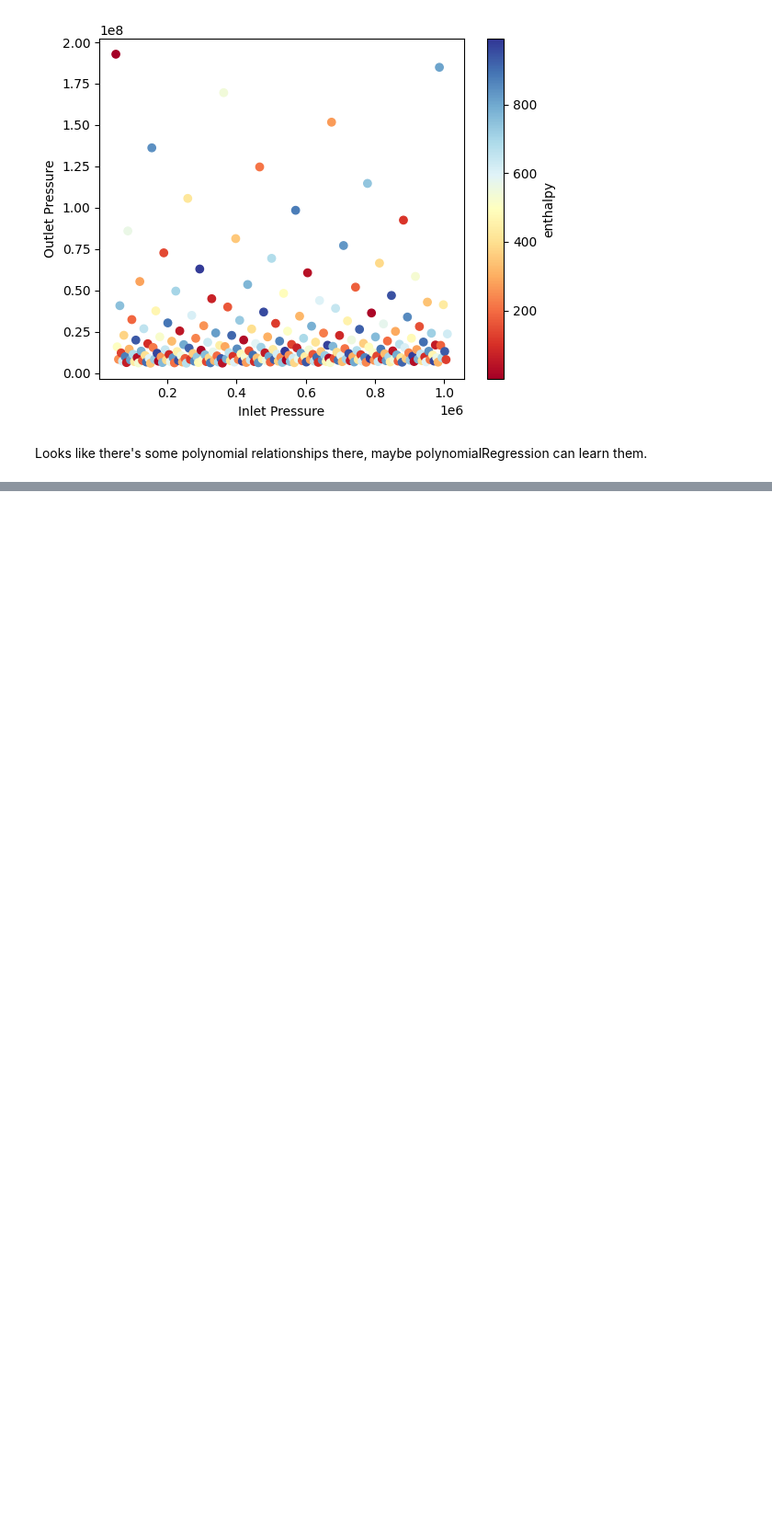
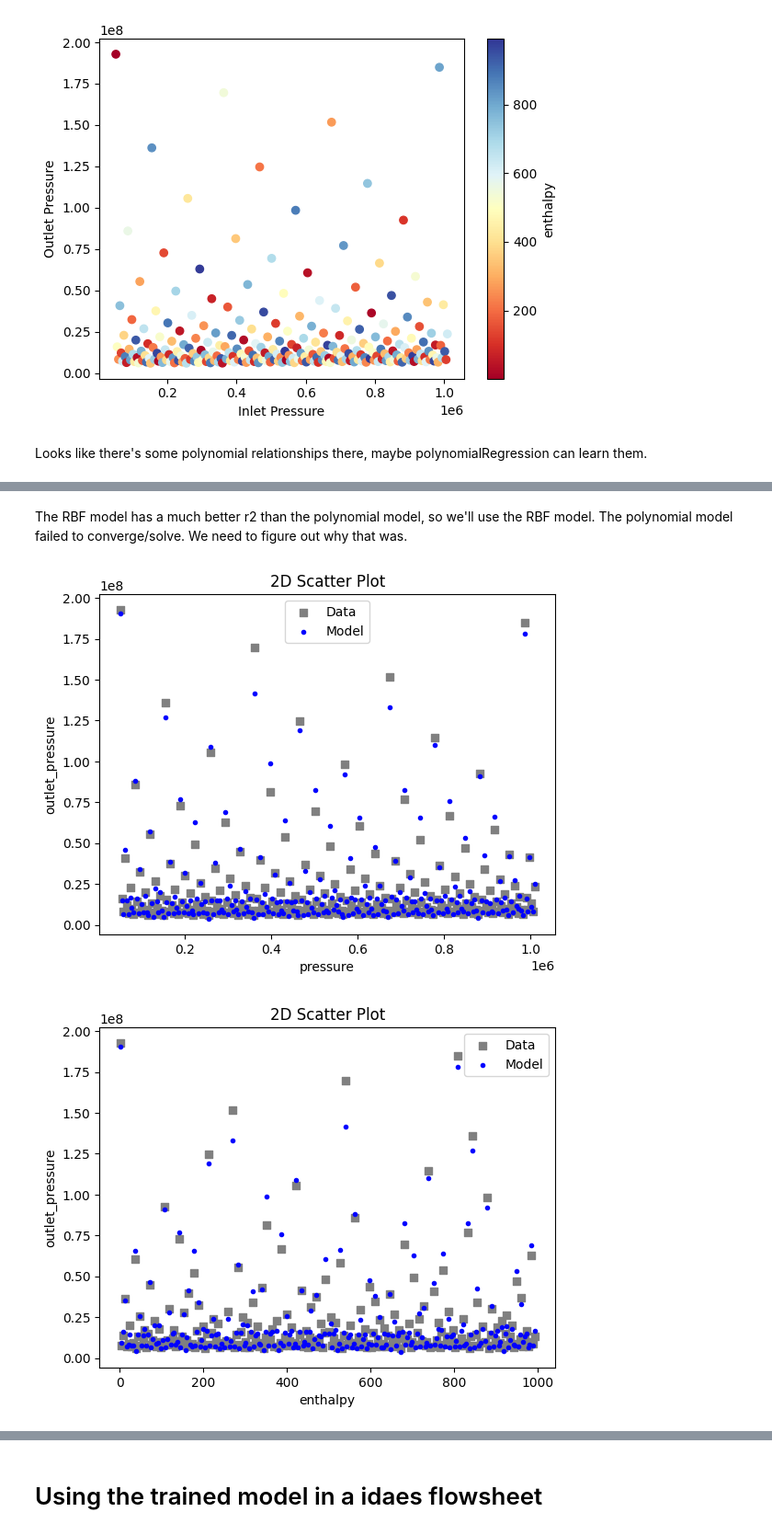
Before and after one commit to bertkdowns/model-predictive-control, a Jupyter notebook: surrogate_modelling.ipynb, the cells around one changed output, grey strips where cells are left out. Shown: that part at 92% size. Saved outputs shown, nothing was run; the diff lists cells and outputs as text; code cells hidden in the pictures; blank space fills up the shorter version.

Commit message:
solving a model with a surrogate model

```diff
--- a/surrogate_modelling.ipynb
+++ b/surrogate_modelling.ipynb
@@ -182,0 +195,39 @@ outlet_temp_data
+# %%
+import numpy as np
+from idaes.core.surrogate.pysmo.radial_basis_function import RadialBasisFunctions
+from idaes.core.surrogate.pysmo_surrogate import PysmoRBFTrainer, PysmoSurrogate
+from io import StringIO
+import contextlib
+# https://github.com/IDAES/examples-pse/blob/main/src/Examples/SurrMod/FlowsheetOptimization/PySMO_flowsheet_optimization.ipynb
+
+input_labels = ['pressure', 'enthalpy', 'flow']
+output_labels = ['outlet_pressure', 'outlet_enthalpy']
+
+trainer = PysmoRBFTrainer(input_labels=input_labels, output_labels=output_labels, training_dataframe=df)
+trainer.config.basis_function = 'gaussian'
+
+
+# Train surrogate (calls PySMO through IDAES Python wrapper)
+stream = StringIO()
+with contextlib.redirect_stdout(stream):
+    rbf_train = trainer.train_surrogate()
+
+# display first 50 lines and last 50 lines of output
+celloutput = stream.getvalue().split('\n')
+for line in celloutput[:50]:
+    print(line)
+print('.')
+print('.')
+print('.')
+for line in celloutput[-50:]:
+    print(line)
+
+
+# create callable surrogate model
+input_bounds = {'pressure': (51325, 1013250), # just using the min and max values from the training data to be the bounds, probably not the best idea but should work for now
+                'enthalpy': (100, 8000),
+                'flow': (1, 100000)}
+rbf_surr = PysmoSurrogate(rbf_train, input_labels, output_labels, input_bounds)
+
+# save model to JSON
+model = rbf_surr.save_to_file('pysmo_rbf_surrogate.json', overwrite=True)
@@ -182,0 +237,12 @@ outlet_temp_data
+# %% [markdown]
+The RBF model has a much better r2 than the polynomial model, so we'll use the RBF model.
+The polynomial model failed to converge/solve. We need to figure out why that was.
+# %%
+# visualize with IDAES surrogate plotting tools
+from idaes.core.surrogate.plotting.sm_plotter import surrogate_scatter2D, surrogate_parity, surrogate_residual
+surrogate_scatter2D(rbf_surr, df, filename='pysmo_poly_train_scatter2D.pdf')
+#surrogate_parity(rbf_surr, df, filename='pysmo_poly_train_scatter2D.pdf')
+#surrogate_residual(rbf_surr, df, filename='pysmo_poly_train_scatter2D.pdf')
+# %% [output]
+[figure, added]
+[figure, added]
@@ -182,0 +253,2 @@ outlet_temp_data
+# %% [markdown]
+# Using the trained model in a idaes flowsheet
```
Also changed, not shown: parts of 9 cells of this notebook, 1 other file.
